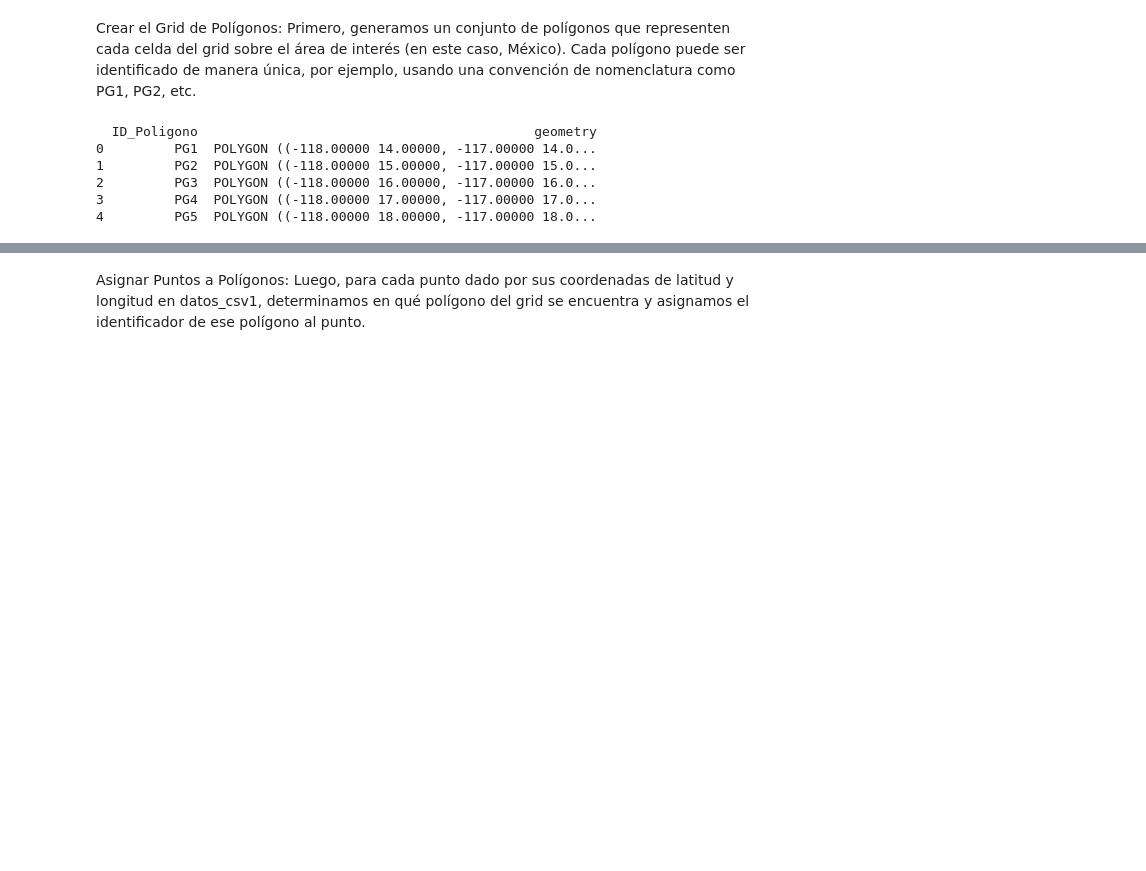
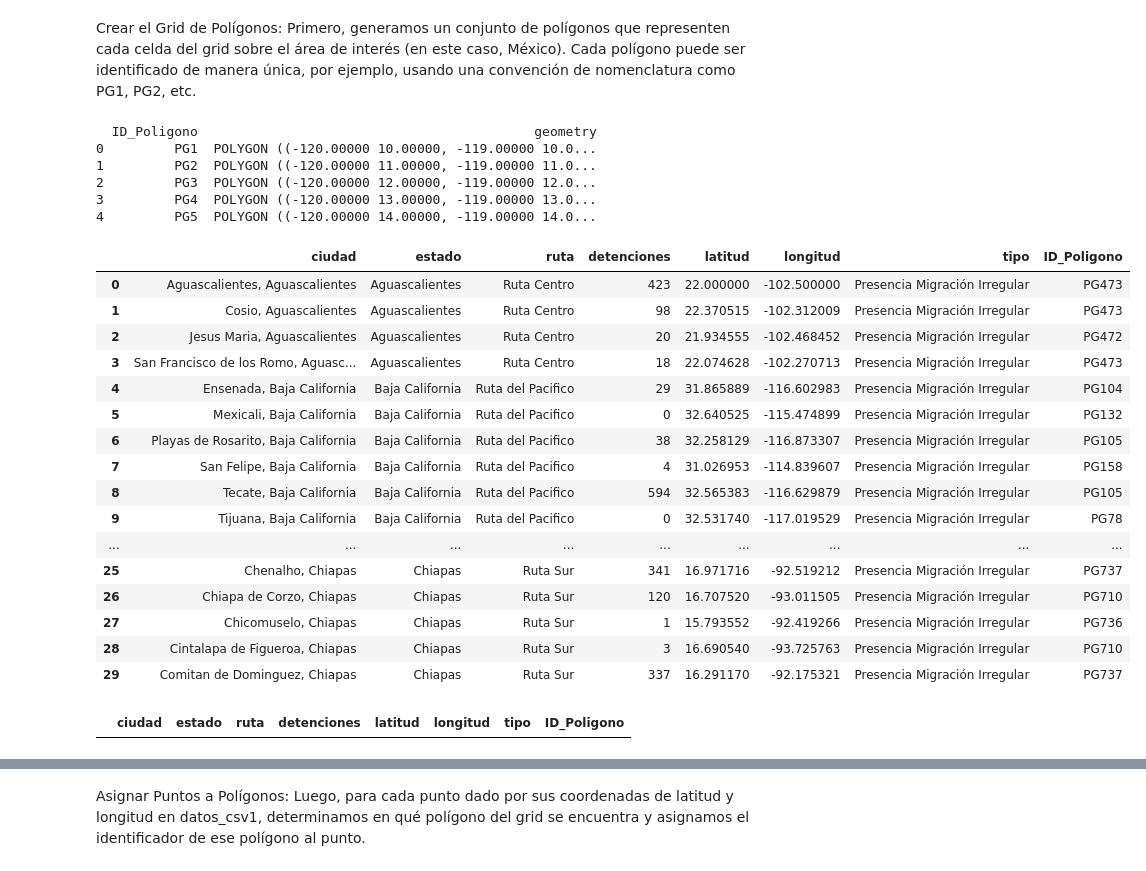
Before and after one commit to puriarter21/Mapa_Migracion_Irregular_Mexico, a Jupyter notebook: 3. mapas/1. Mapas/Metodo_1/ciudades_rutas/ciudades detenciones/mapeando_ciudades.ipynb, the cells around one changed output, grey strips where cells are left out. Cells and saved outputs as stored; diff of their text form; code cells hidden in the pictures; blank space fills up the shorter version.

```diff
--- a/3. mapas/1. Mapas/Metodo_1/ciudades_rutas/ciudades detenciones/mapeando_ciudades.ipynb
+++ b/3. mapas/1. Mapas/Metodo_1/ciudades_rutas/ciudades detenciones/mapeando_ciudades.ipynb
@@ -209,18 +278,18 @@ def crear_grid(xmin, xmax, ymin, ymax, ancho_celda, alto_celda):
     return grid
 
 # Generar el grid con los límites aproximados de México y celdas de 1 grado por 1 grado
-xmin, ymin, xmax, ymax = -118, 14, -86, 33
+xmin, ymin, xmax, ymax = -120, 10, -82, 37
 grid = crear_grid(xmin, xmax, ymin, ymax, 1, 1)
 
 # Ahora, 'grid' es un GeoDataFrame que contiene el 'ID_Poligono' y su 'geometry'
 print(grid.head())
 # %% [output]
   ID_Poligono                                           geometry
-0         PG1  POLYGON ((-118.00000 14.00000, -117.00000 14.0...
-1         PG2  POLYGON ((-118.00000 15.00000, -117.00000 15.0...
-2         PG3  POLYGON ((-118.00000 16.00000, -117.00000 16.0...
-3         PG4  POLYGON ((-118.00000 17.00000, -117.00000 17.0...
-4         PG5  POLYGON ((-118.00000 18.00000, -117.00000 18.0...
+0         PG1  POLYGON ((-120.00000 10.00000, -119.00000 10.0...
+1         PG2  POLYGON ((-120.00000 11.00000, -119.00000 11.0...
+2         PG3  POLYGON ((-120.00000 12.00000, -119.00000 12.0...
+3         PG4  POLYGON ((-120.00000 13.00000, -119.00000 13.0...
+4         PG5  POLYGON ((-120.00000 14.00000, -119.00000 14.0...
 # %%
 # Cargar el archivo CSV
-datos_csv2 = pd.read_csv('/Users/pablouriarte/Documents/1. Expediente Tec de Monterrey/1.Tesis/Mapa_Migracion_Irregular_Mexico/3. mapas/1. Mapas/Metodo_1/ciudades_rutas/ciudades detenciones/ciudades_detenciones_1.csv')
+datos_csv1 = pd.read_csv('/Users/pablouriarte/Documents/1. Expediente Tec de Monterrey/1.Tesis/Mapa_Migracion_Irregular_Mexico/3. mapas/1. Mapas/Metodo_1/ciudades_rutas/ciudades detenciones/ciudades_detenciones_1.csv')
@@ -244,0 +296,38 @@ grid = crear_grid(xmin, xmax, ymin, ymax, 1, 1)  # Celdas de 1 grado por 1 grado
+# %%
+# Actualizar Campeche, Campeche
+datos_csv1.loc[(datos_csv1['ciudad'] == 'Campeche, Campeche'), 'latitud'] = 19.830285751988043
+datos_csv1.loc[(datos_csv1['ciudad'] == 'Campeche, Campeche'), 'longitud'] = -90.53551463998544
+
+# Actualizar Colima, Colima
+datos_csv1.loc[(datos_csv1['ciudad'] == 'Colima, Colima'), 'latitud'] = 19.24487815537049
+datos_csv1.loc[(datos_csv1['ciudad'] == 'Colima, Colima'), 'longitud'] = -103.7250306766154
+
+# Actualizar Puebla, Puebla
+datos_csv1.loc[(datos_csv1['ciudad'] == 'Puebla, Puebla'), 'latitud'] = 19.038406227976886
+datos_csv1.loc[(datos_csv1['ciudad'] == 'Puebla, Puebla'), 'longitud'] = -98.2069491554557
+# %%
+datos_csv1.head(30)
+# %% [output]
+|  | ciudad | estado | ruta | detenciones | latitud | longitud | tipo | ID_Poligono |
+| 0 | Aguascalientes, Aguascalientes | Aguascalientes | Ruta Centro | 423 | 22.000000 | -102.500000 | Presencia Migración Irregular | PG473 |
+| 1 | Cosio, Aguascalientes | Aguascalientes | Ruta Centro | 98 | 22.370515 | -102.312009 | Presencia Migración Irregular | PG473 |
+| 2 | Jesus Maria, Aguascalientes | Aguascalientes | Ruta Centro | 20 | 21.934555 | -102.468452 | Presencia Migración Irregular | PG472 |
+| 3 | San Francisco de los Romo, Aguasc... | Aguascalientes | Ruta Centro | 18 | 22.074628 | -102.270713 | Presencia Migración Irregular | PG473 |
+| 4 | Ensenada, Baja California | Baja California | Ruta del Pacifico | 29 | 31.865889 | -116.602983 | Presencia Migración Irregular | PG104 |
+| 5 | Mexicali, Baja California | Baja California | Ruta del Pacifico | 0 | 32.640525 | -115.474899 | Presencia Migración Irregular | PG132 |
+| 6 | Playas de Rosarito, Baja California | Baja California | Ruta del Pacifico | 38 | 32.258129 | -116.873307 | Presencia Migración Irregular | PG105 |
+| 7 | San Felipe, Baja California | Baja California | Ruta del Pacifico | 4 | 31.026953 | -114.839607 | Presencia Migración Irregular | PG158 |
+| 8 | Tecate, Baja California | Baja California | Ruta del Pacifico | 594 | 32.565383 | -116.629879 | Presencia Migración Irregular | PG105 |
+| 9 | Tijuana, Baja California | Baja California | Ruta del Pacifico | 0 | 32.531740 | -117.019529 | Presencia Migración Irregular | PG78 |
+| ... | ... | ... | ... | ... | ... | ... | ... | ... |
+| 25 | Chenalho, Chiapas | Chiapas | Ruta Sur | 341 | 16.971716 | -92.519212 | Presencia Migración Irregular | PG737 |
+| 26 | Chiapa de Corzo, Chiapas | Chiapas | Ruta Sur | 120 | 16.707520 | -93.011505 | Presencia Migración Irregular | PG710 |
+| 27 | Chicomuselo, Chiapas | Chiapas | Ruta Sur | 1 | 15.793552 | -92.419266 | Presencia Migración Irregular | PG736 |
+| 28 | Cintalapa de Figueroa, Chiapas | Chiapas | Ruta Sur | 3 | 16.690540 | -93.725763 | Presencia Migración Irregular | PG710 |
+| 29 | Comitan de Dominguez, Chiapas | Chiapas | Ruta Sur | 337 | 16.291170 | -92.175321 | Presencia Migración Irregular | PG737 |
+# %%
+# Buscar filas con NaN en cualquier columna
+filas_con_nan = datos_csv1[datos_csv1.isna().any(axis=1)]
+filas_con_nan
+# %% [output]
+|  | ciudad | estado | ruta | detenciones | latitud | longitud | tipo | ID_Poligono |
```
Also changed, not shown: parts of 25 cells of this notebook, 2 other files.
